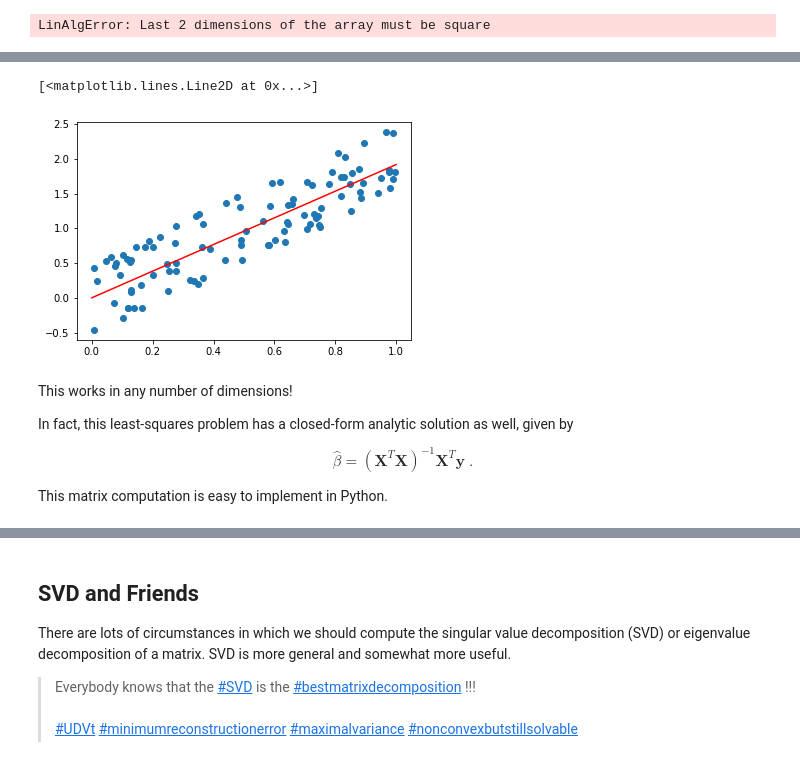
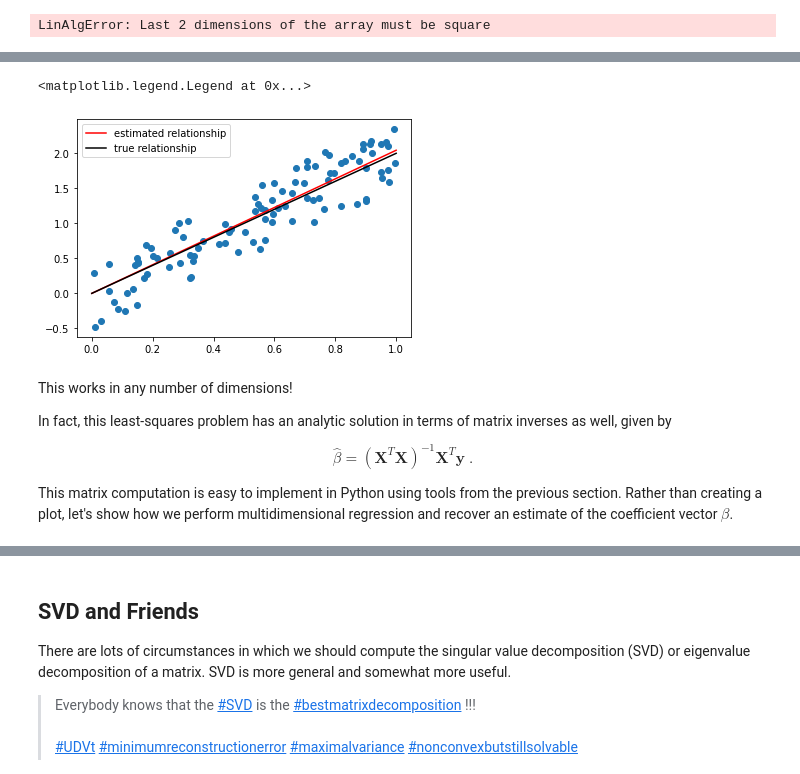
Before and after one commit to PhilChodrow/PIC16B, a Jupyter notebook: lectures/math/linear-algebra.ipynb, the cells around one changed output, grey strips where cells are left out. Cells and saved outputs as stored; diff of their text form; code cells hidden in the pictures.

```diff
--- a/lectures/numpy/linear-algebra.ipynb
+++ b/lectures/math/linear-algebra.ipynb
@@ -275,23 +321,27 @@ plt.scatter(x, y)
 # %%
 # formally, x needs to be 2d for this to work
 # so we give it an extra dimension using reshape
-beta_estimate = np.linalg.lstsq(x.reshape(n, 1), y, rcond = None)[0]
+x = x.reshape(n, 1)
+
+beta_estimate = np.linalg.lstsq(x, y, rcond = None)[0]
 # %%
 plt.scatter(x, y)
-plt.gca().plot(np.linspace(0, 1), beta_estimate*np.linspace(0, 1), color = "red")
+plt.gca().plot(np.linspace(0, 1), beta_estimate*np.linspace(0, 1), color = "red", label = "estimated relationship")
+plt.gca().plot([0,1], [0,2], color = "black", label = "true relationship")
+plt.legend()
 # %% [output]
-[<matplotlib.lines.Line2D at 0x...>]
+<matplotlib.legend.Legend at 0x...>
-[figure, old version]
+[figure, new version]
 # %% [markdown]
 This works in any number of dimensions!
 
-In fact, this least-squares problem has a closed-form analytic solution as well, given by
+In fact, this least-squares problem has an analytic solution in terms of matrix inverses as well, given by
 
 $$
 \hat{\beta} = (\mathbf{X}^T\mathbf{X})^{-1}\mathbf{X}^T \mathbf{y}\;.
 $$
 
-This matrix computation is easy to implement in Python.
+This matrix computation is easy to implement in Python using tools from the previous section. Rather than creating a plot, let's show how we perform multidimensional regression and recover an estimate of the coefficient vector $\beta$.
 # %%
 def least_squares(X, y):
     return np.linalg.inv(X.T @ X) @ (X.T) @ y
```
Also changed, not shown: parts of 34 cells of this notebook.
